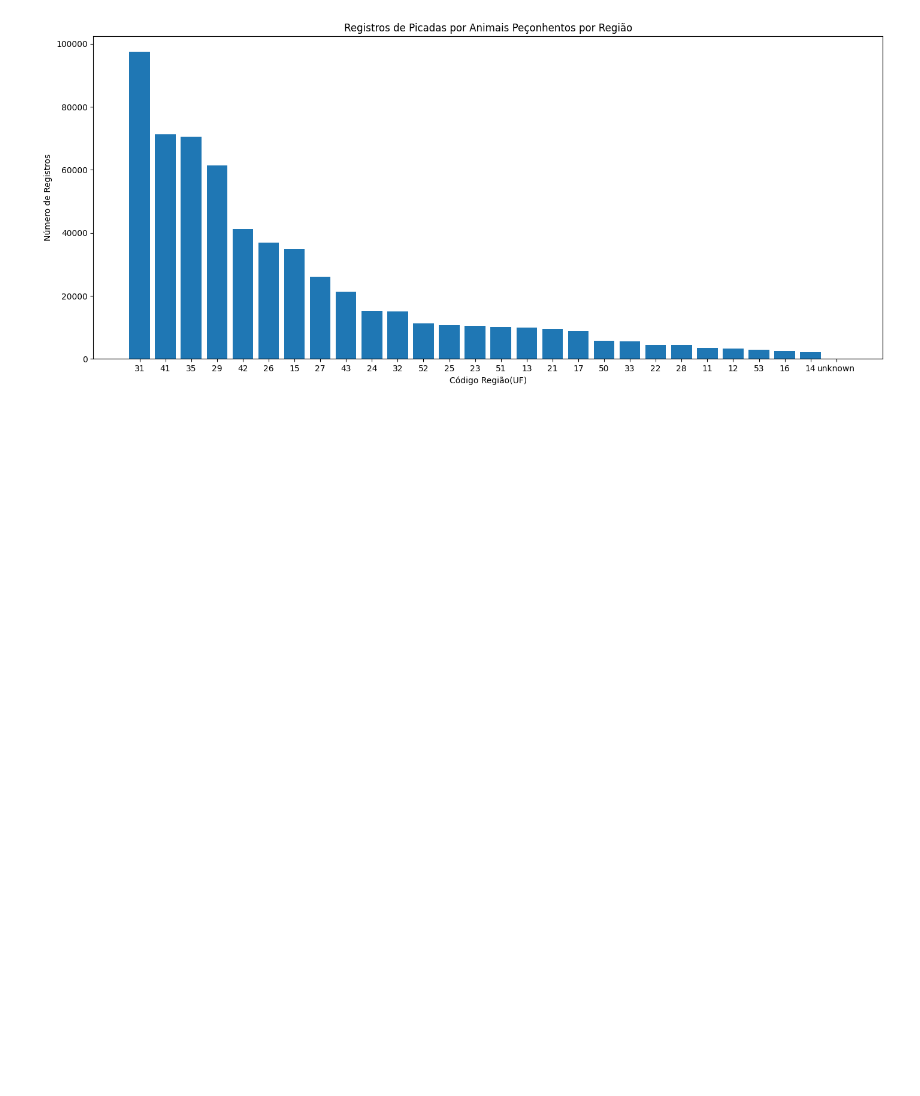
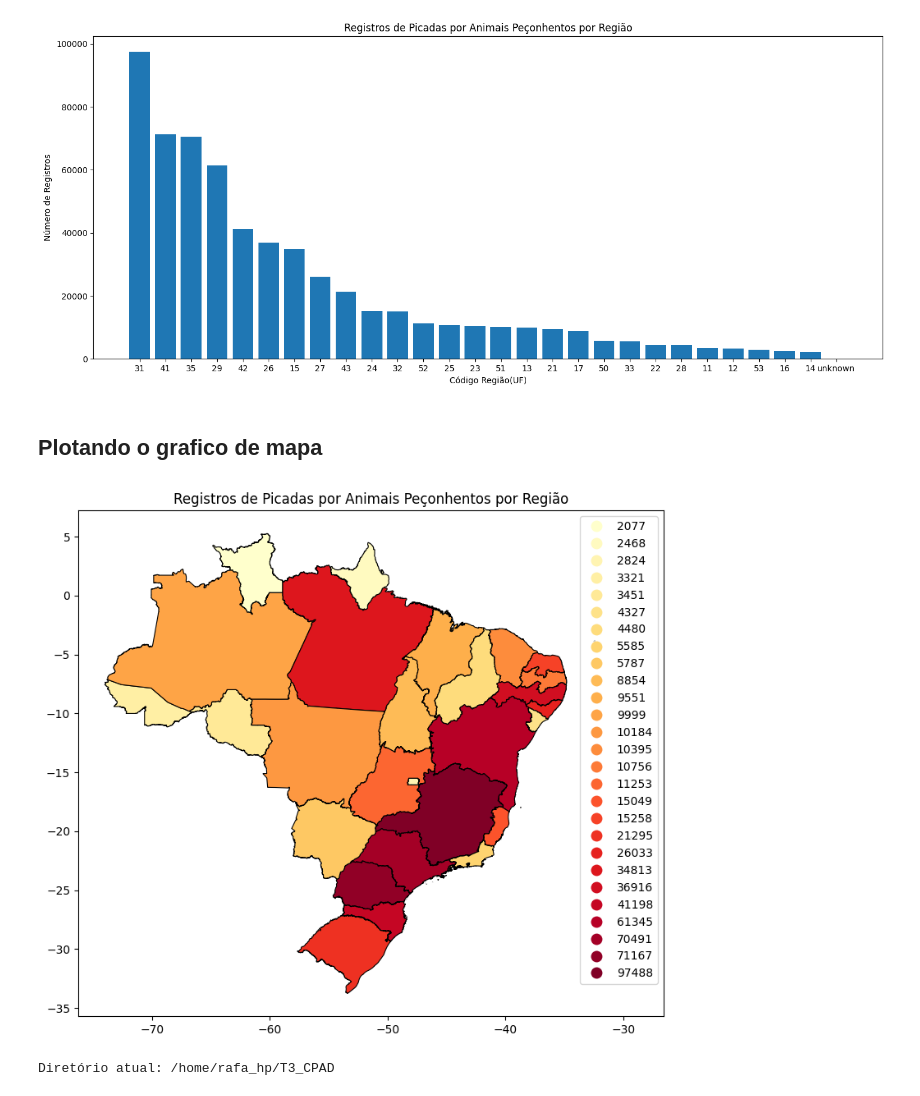
Before and after one commit to rafaelavarao/DataSUS-Data-Analysis, a Jupyter notebook: SINAN.ipynb, the cells around one changed output. Drawn from its saved outputs; the diff is of its cells as text; code cells hidden in the pictures; blank space fills up the shorter version.

Commit message:
Grafico de mapa

```diff
--- a/SINAN.ipynb
+++ b/SINAN.ipynb
@@ -168,3 +172,36 @@ plt.ylabel('Número de Registros')
 plt.show()
 # %% [output]
 [figure]
+# %% [markdown]
+## Plotando o grafico de mapa
+# %%
+# Carregar o shapefile com os dados geográficos das regiões do Brasil, Caminho absoluto para o shapefile
+shapefile_path = '/home/rafa_hp/T3_CPAD/BR_UF_2021/BR_UF_2021.shx'
+
+# Diretório de referência (diretório atual ou outro diretório base)
+diretorio_referencia = '/home/rafa_hp/T3_CPAD'
+
+# Criar o caminho relativo
+caminho_relativo = os.path.relpath(shapefile_path, diretorio_referencia)
+
+mapa = gpd.read_file(caminho_relativo)
+# %%
+# Contagem de registros por região
+registros_por_regiao = df['SG_UF_NOT'].value_counts()
+registros_por_regiao = registros_por_regiao.sort_values(ascending=False)
+
+# Juntar os dados geográficos com os dados de registros por região
+mapa_regioes = mapa.merge(registros_por_regiao, left_on='CD_UF', right_index=True, how='left')
+
+# Plotar o mapa
+fig, ax = plt.subplots(figsize=(12, 8))
+mapa_regioes.plot(column='SG_UF_NOT', cmap='YlOrRd', linewidth=0.8, ax=ax, edgecolor='k', legend=True)
+ax.set_title('Registros de Picadas por Animais Peçonhentos por Região')
+plt.show()
+# %% [output]
+[figure, added]
+# %%
+diretorio_atual = os.getcwd()
+print("Diretório atual:", diretorio_atual)
+# %% [output]
+Diretório atual: /home/rafa_hp/T3_CPAD
```
Also changed, not shown: parts of 2 cells of this notebook, 5 other files.
